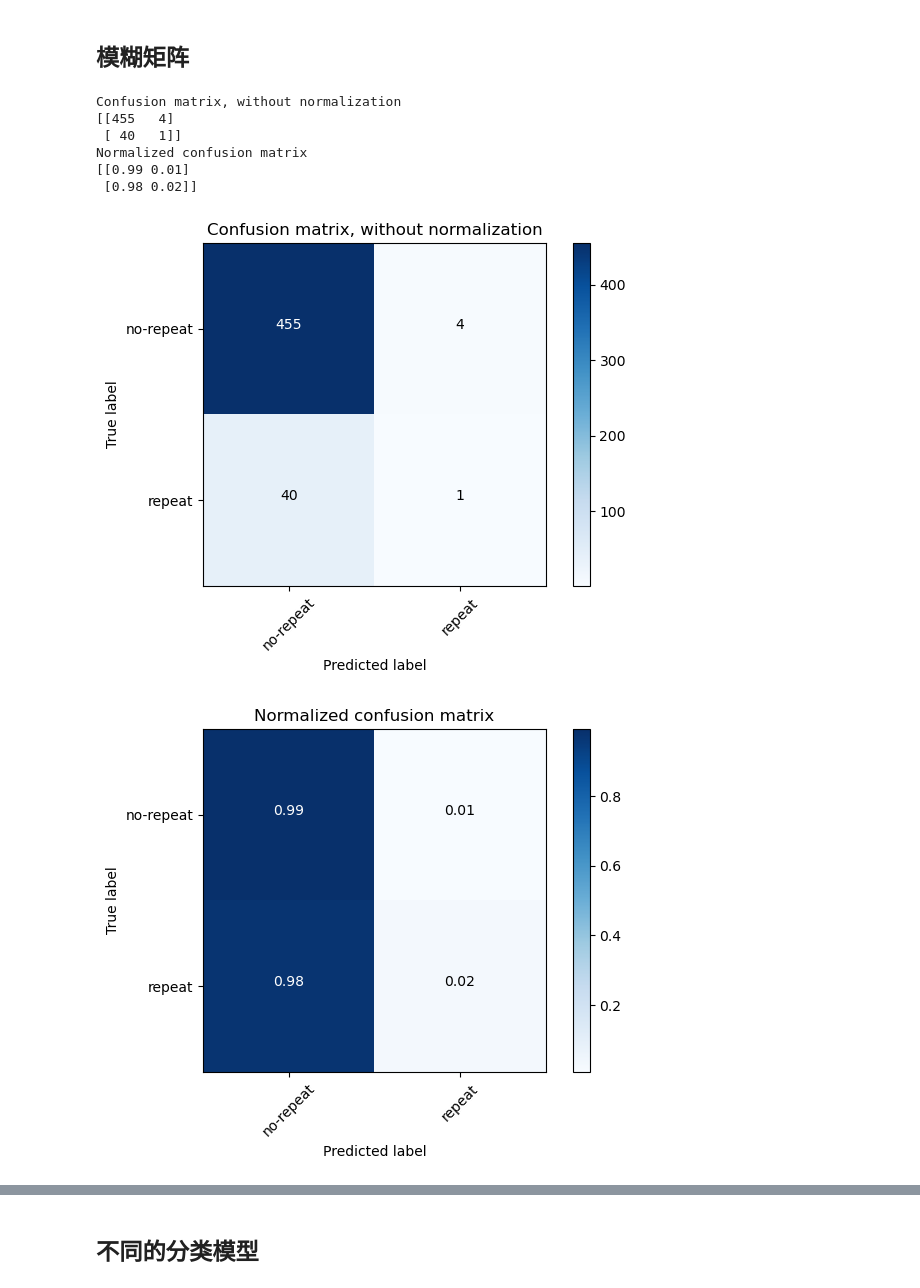
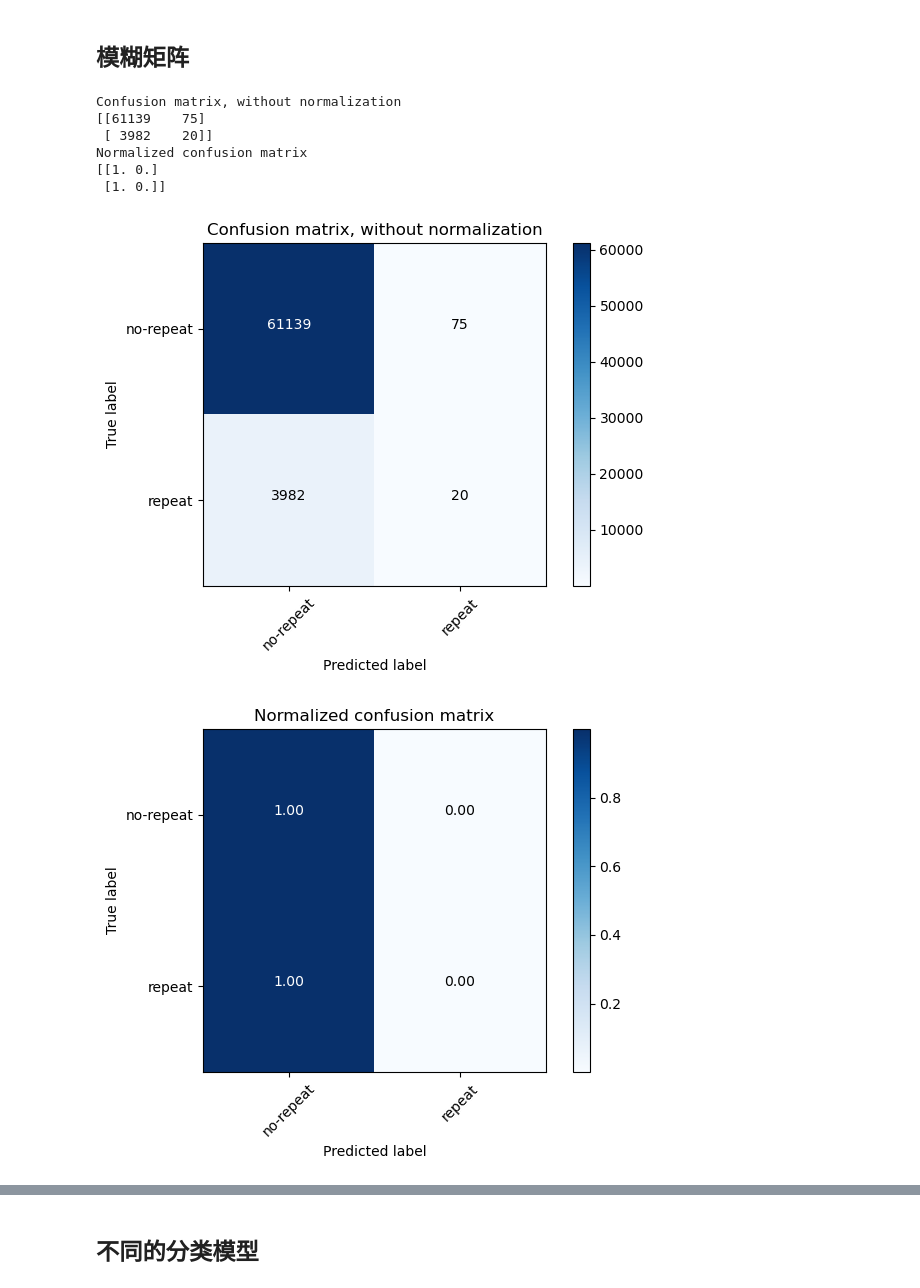
Before and after one commit to xiaotianxt/alibaba_tianchi_book, a Jupyter notebook: 天猫重复购买预测/天猫重复购买预测 04 模型训练、验证和评测.ipynb, the cells around one changed output, grey strips where cells are left out. Drawn from its saved outputs; the diff is of its cells as text; code cells hidden in the pictures.

```diff
--- a/天猫重复购买预测/天猫重复购买预测 04 模型训练、验证和评测.ipynb
+++ b/天猫重复购买预测/天猫重复购买预测 04 模型训练、验证和评测.ipynb
@@ -14,3 +18,11 @@ test_data = pd.read_csv('test_all.csv',nrows=100)
+# %%
+import pickle
+
+with open("./data_format1/train_all.pkl", "rb") as f:
+    train_data = pickle.load(f)
+
+with open("./data_format1/test_all.pkl", "rb") as f:
+    test_data = pickle.load(f)
 # %%
 train_data.head()
 # %% [output]
@@ -50,8 +62,10 @@ Index(['user_id', 'merchant_id', 'age_range', 'gender', 'user_cnt',
 # %% [markdown]
 ## 获取训练和测试数据
 # %%
-features_columns = [col for col in train_data.columns if col not in ['user_id','label']]
+features_columns = [
+    col for col in train_data.columns if col not in ["user_id", "label"]
+]
 train = train_data[features_columns].values
 test = test_data[features_columns].values
-target =train_data['label'].values
+target = train_data["label"].values
 # %% [markdown]
@@ -237,7 +263,7 @@ from sklearn.metrics import confusion_matrix
 from sklearn.ensemble import RandomForestClassifier
 
 # label name
-class_names = ['no-repeat', 'repeat']
+class_names = ["no-repeat", "repeat"]
 
 # Split the data into a training set and a test set
 X_train, X_test, y_train, y_test = train_test_split(train, target, random_state=0)
@@ -248,64 +274,69 @@ clf = RandomForestClassifier(n_jobs=-1)
 y_pred = clf.fit(X_train, y_train).predict(X_test)
 
 
-def plot_confusion_matrix(cm, classes,
-                          normalize=False,
-                          title='Confusion matrix',
-                          cmap=plt.cm.Blues):
+def plot_confusion_matrix(
+    cm, classes, normalize=False, title="Confusion matrix", cmap=plt.cm.Blues
+):
     """
     This function prints and plots the confusion matrix.
     Normalization can be applied by setting `normalize=True`.
     """
     if normalize:
-        cm = cm.astype('float') / cm.sum(axis=1)[:, np.newaxis]
+        cm = cm.astype("float") / cm.sum(axis=1)[:, np.newaxis]
         print("Normalized confusion matrix")
     else:
-        print('Confusion matrix, without normalization')
+        print("Confusion matrix, without normalization")
 
     print(cm)
 
-    plt.imshow(cm, interpolation='nearest', cmap=cmap)
+    plt.imshow(cm, interpolation="nearest", cmap=cmap)
     plt.title(title)
     plt.colorbar()
     tick_marks = np.arange(len(classes))
     plt.xticks(tick_marks, classes, rotation=45)
     plt.yticks(tick_marks, classes)
 
-    fmt = '.2f' if normalize else 'd'
-    thresh = cm.max() / 2.
+    fmt = ".2f" if normalize else "d"
+    thresh = cm.max() / 2.0
     for i, j in itertools.product(range(cm.shape[0]), range(cm.shape[1])):
-        plt.text(j, i, format(cm[i, j], fmt),
-                 horizontalalignment="center",
-                 color="white" if cm[i, j] > thresh else "black")
+        plt.text(
+            j,
+            i,
+            format(cm[i, j], fmt),
+            horizontalalignment="center",
+            color="white" if cm[i, j] > thresh else "black",
+        )
 
-    plt.ylabel('True label')
-    plt.xlabel('Predicted label')
+    plt.ylabel("True label")
+    plt.xlabel("Predicted label")
     plt.tight_layout()
 
 
 # Compute confusion matrix
 cnf_matrix = confusion_matrix(y_test, y_pred)
 np.set_printoptions(precision=2)
 
 # Plot non-normalized confusion matrix
 plt.figure()
-plot_confusion_matrix(cnf_matrix, classes=class_names,
-                      title='Confusion matrix, without normalization')
+plot_confusion_matrix(
+    cnf_matrix, classes=class_names, title="Confusion matrix, without normalization"
+)
 
 # Plot normalized confusion matrix
 plt.figure()
-plot_confusion_matrix(cnf_matrix, classes=class_names, normalize=True,
-                      title='Normalized confusion matrix')
+plot_confusion_matrix(
+    cnf_matrix, classes=class_names, normalize=True, title="Normalized confusion matrix"
+)
 
 plt.show()
 # %% [output]
 Confusion matrix, without normalization
-[[455   4]
- [ 40   1]]
+[[61139    75]
+ [ 3982    20]]
 Normalized confusion matrix
-[[0.99 0.01]
- [0.98 0.02]]
+[[1. 0.]
+ [1. 0.]]
-[figure, old version]
+[figure, new version]
 [figure]
 # %%
 from sklearn.metrics import classification_report
```
Also changed, not shown: parts of 62 cells of this notebook, 5 other files.
